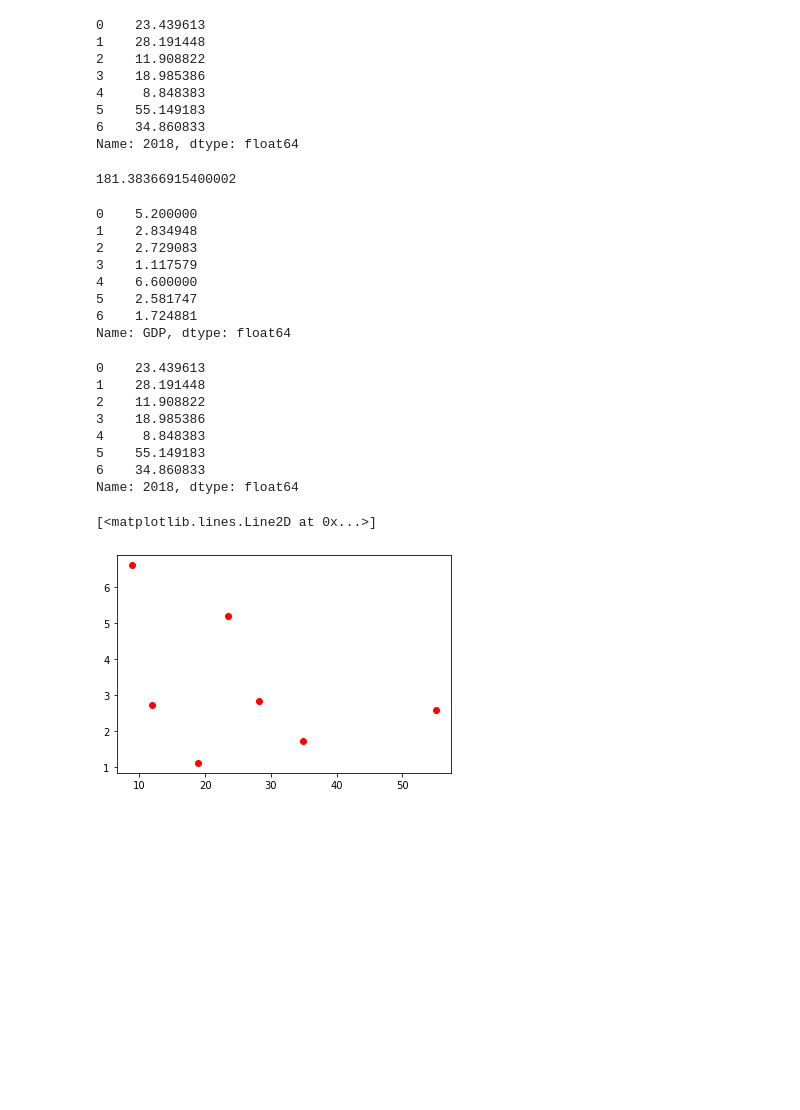
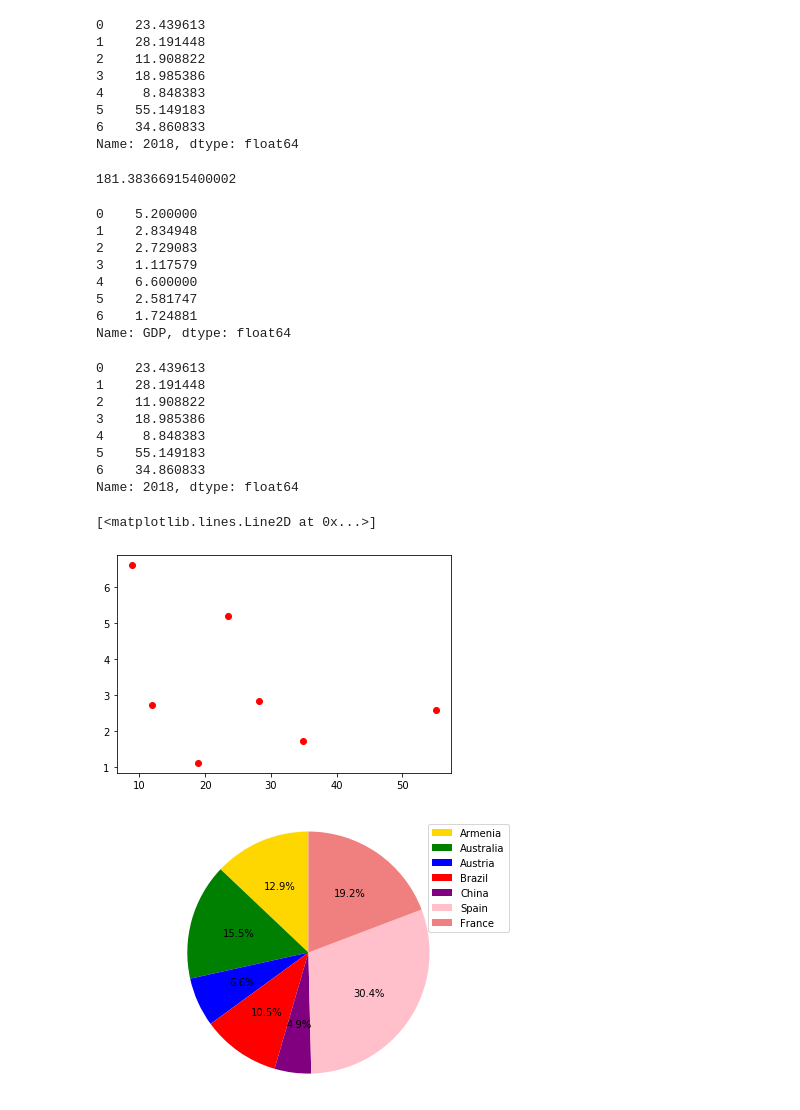
Before and after one commit to evahuang-dev/Eva, a Jupyter notebook: Dayone/Untitled.ipynb, the cells around one changed output. Drawn from its saved outputs; the diff is of its cells as text; code cells hidden in the pictures; blank space fills up the shorter version.

```diff
--- a/Dayone/Untitled.ipynb
+++ b/Dayone/Untitled.ipynb
@@ -86,3 +86,13 @@ plt.plot(x,y,'ro')
 # %% [output]
 [<matplotlib.lines.Line2D at 0x...>]
 [figure]
+# %%
+colors = ['gold','green','blue','red','purple','pink','lightcoral']
+explode = (0, 0, 0, 0, 0, 0, 0)
+patches, texts, autotexts = plt.pie(sizes, colors = colors, autopct='%1.1f%%', startangle= 90)
+plt.legend(patches, labels, loc="best")
+plt.axis('equal')
+plt.tight_layout()
+plt.show()
+# %% [output]
+[figure, added]
```
